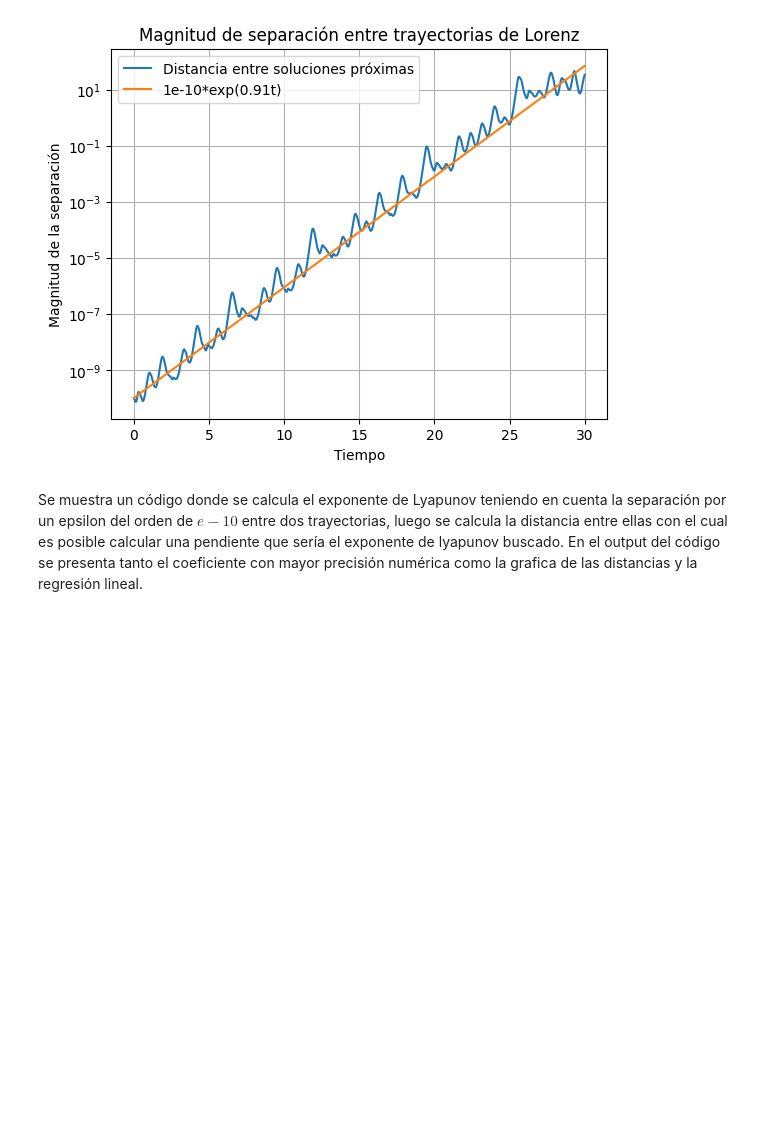
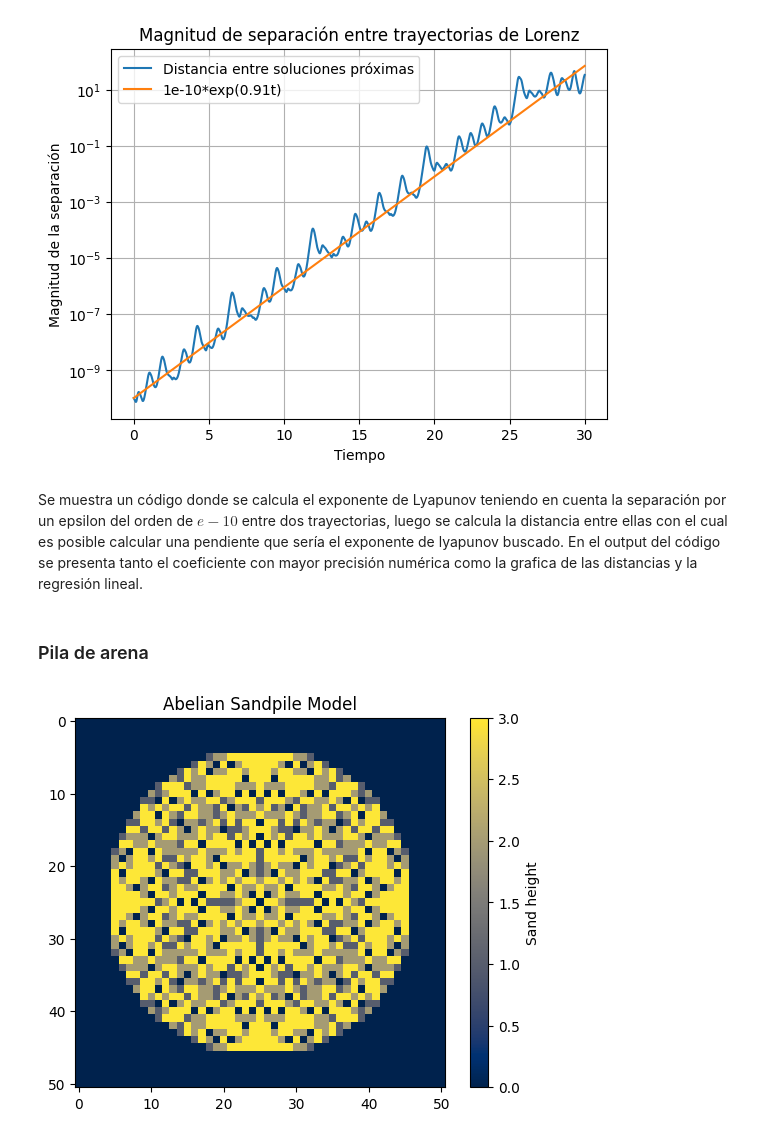
Before and after one commit to ashybabashyba/RedesComplejasUGR, a Jupyter notebook: NotebookPrincipal.ipynb, the cells around one changed output. Drawn from its saved outputs; the diff is of its cells as text; code cells hidden in the pictures; blank space fills up the shorter version.

Commit message:
Añadido modelo de pila de Arena

```diff
--- a/NotebookPrincipal.ipynb
+++ b/NotebookPrincipal.ipynb
@@ -1197,3 +1197,37 @@ plt.show()
 [figure]
 # %% [markdown]
 Se muestra un código donde se calcula el exponente de Lyapunov teniendo en cuenta la separación por un epsilon del orden de $e-10$ entre dos trayectorias, luego se calcula la distancia entre ellas con el cual es posible calcular una pendiente que sería el exponente de lyapunov buscado. En el output del código se presenta tanto el coeficiente con mayor precisión numérica como la grafica de las distancias y la regresión lineal.
+# %% [markdown]
+### Pila de arena
+# %%
+grid_size = 51
+sand_drops = 3000
+critical_height = 4
+
+grid = np.zeros((grid_size, grid_size), dtype=int)
+
+for _ in range(sand_drops):
+    grid[25, 25] += 1
+    while True:
+        unstable_cells = np.where(grid >= critical_height)
+        if len(unstable_cells[0]) == 0:
+            break
+
+        for i in range(len(unstable_cells[0])):
+            x, y = unstable_cells[0][i], unstable_cells[1][i]
+            grid[x, y] -=4
+            if x > 0:
+                grid[x-1, y] += 1
+            if x < grid_size-1:
+                grid[x+1, y] += 1
+            if y > 0:
+                grid[x, y-1] += 1
+            if y < grid_size-1:
+                grid[x, y+1] +=1
+
+plt.imshow(grid, cmap='cividis', interpolation='nearest')
+plt.title('Abelian Sandpile Model')
+plt.colorbar(label='Sand height')
+plt.show()
+# %% [output]
+[figure, added]
```
Also changed, not shown: parts of 1 cell of this notebook.
